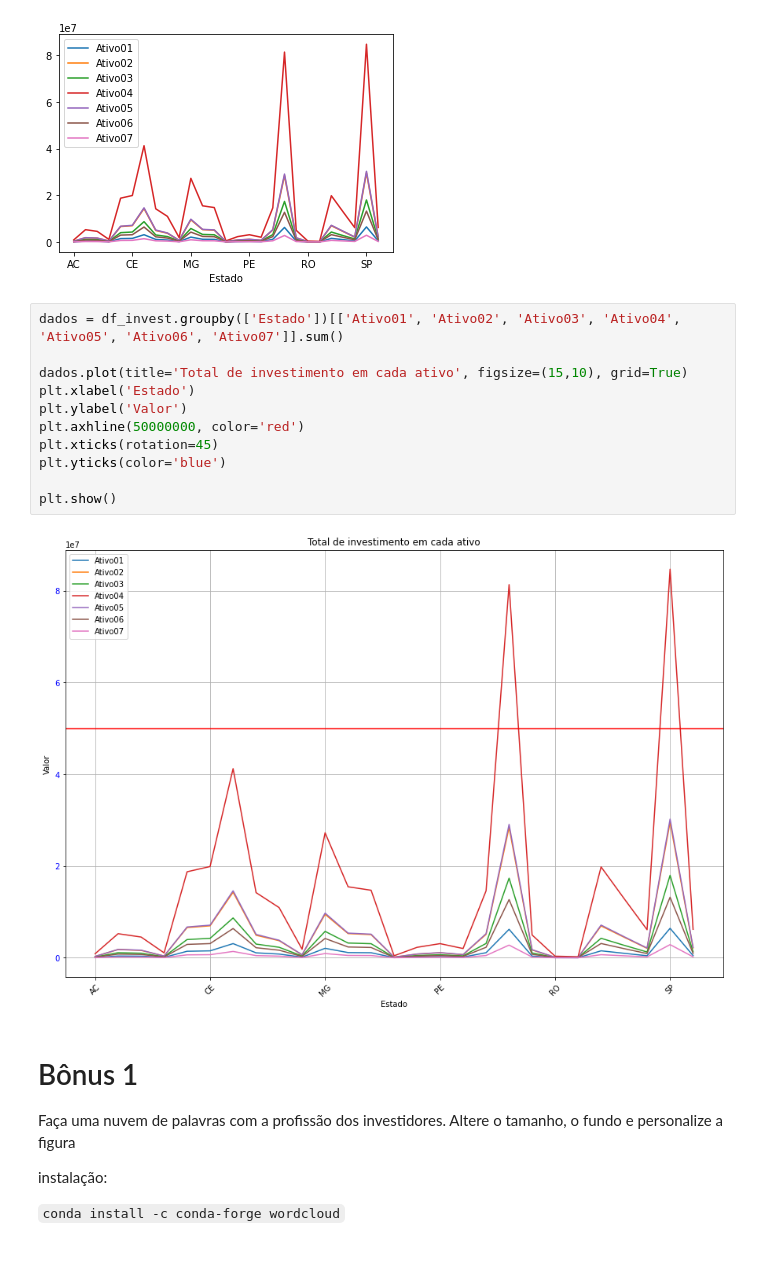
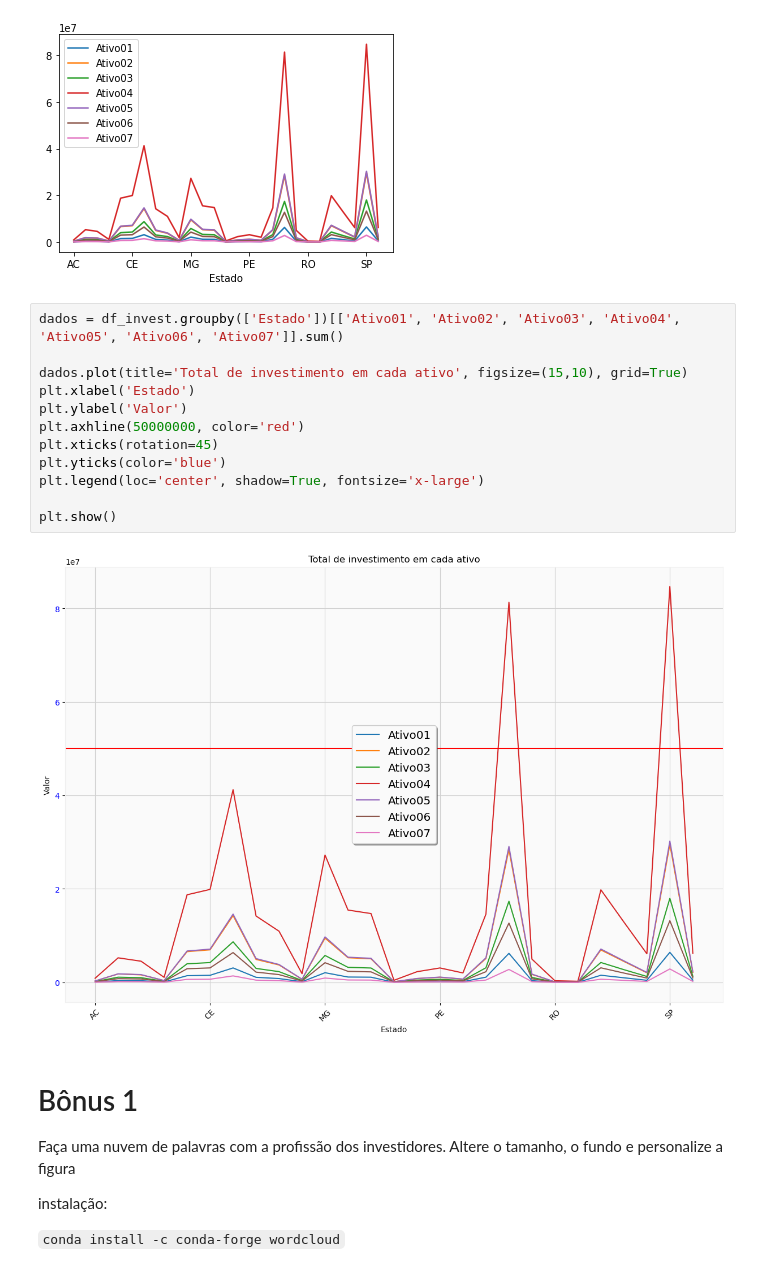
Before and after one commit to diegozruiz/Repositorio-DZR, a Jupyter notebook: mini projeto 2 - notebook-DZR.ipynb, the cells around one changed output. Cells and saved outputs as stored; diff of their text form.

```diff
--- a/mini projeto 2 - notebook-DZR.ipynb
+++ b/mini projeto 2 - notebook-DZR.ipynb
@@ -145,16 +145,17 @@ dados.plot()
 # %%
 dados = df_invest.groupby(['Estado'])[['Ativo01', 'Ativo02', 'Ativo03', 'Ativo04', 'Ativo05', 'Ativo06', 'Ativo07']].sum()
 
 dados.plot(title='Total de investimento em cada ativo', figsize=(15,10), grid=True)
 plt.xlabel('Estado')
 plt.ylabel('Valor')
 plt.axhline(50000000, color='red')
 plt.xticks(rotation=45)
 plt.yticks(color='blue')
+plt.legend(loc='center', shadow=True, fontsize='x-large')
 
 plt.show()
 # %% [output]
-[figure, old version]
+[figure, new version]
 # %% [markdown]
 # Bônus 1
 
```
Also changed, not shown: parts of 1 cell of this notebook.
